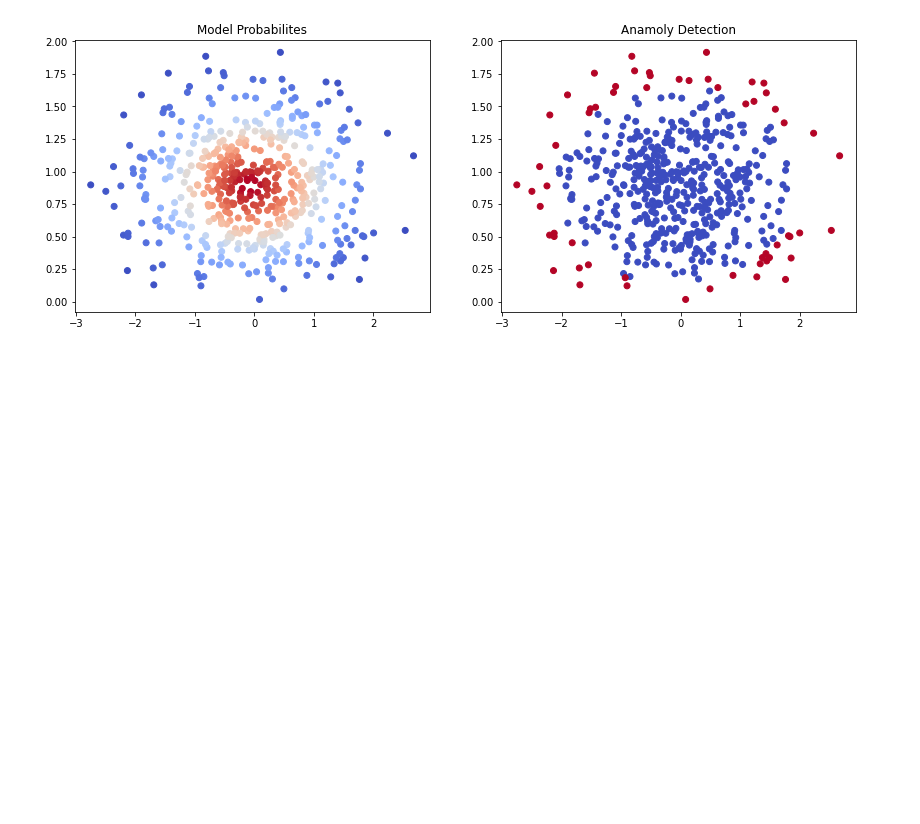
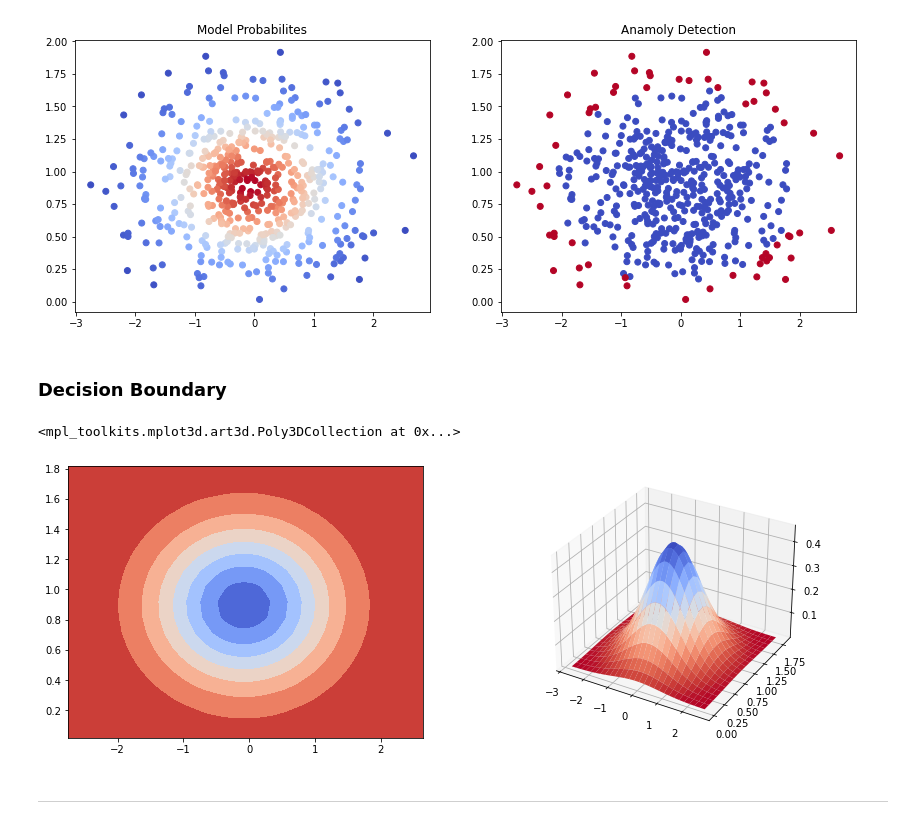
Before and after one commit to Suraj1199/DLfromScratch, a Jupyter notebook: Anamoly_Detection_using_Gaussian_Distribution.ipynb, the cells around one changed output. Cells and saved outputs as stored; diff of their text form; code cells hidden in the pictures; blank space fills up the shorter version.

Commit message:
Plot Model Predictions

```diff
--- a/Anamoly_Detection_using_Gaussian_Distribution.ipynb
+++ b/Anamoly_Detection_using_Gaussian_Distribution.ipynb
@@ -85,3 +85,26 @@ plt.title('Anamoly Detection')
 # %% [output]
 Text(0.5, 1.0, 'Anamoly Detection')
 [figure]
+# %% [markdown]
+### Decision Boundary
+# %%
+xx1 = np.arange(x1.min(), x1.max(), 0.1)
+xx2 = np.arange(x2.min(), x2.max(), 0.1)
+
+X1, X2 = np.meshgrid(xx1, xx2)
+P1 = gaussian_fit(X1.ravel(), x1.mean(), x1.std())
+P2 = gaussian_fit(X2.ravel(), x2.mean(), x2.std())
+P = P1 * P2
+Z = P.reshape(xx2.size, xx1.size)
+# %%
+fig = plt.figure(figsize=(14,5))
+ax1 = fig.add_subplot(121)
+ax1.contourf(xx1, xx2, Z)
+ax2 = fig.add_subplot(122, projection='3d')
+
+ax2.plot_surface(X1, X2, Z, cmap='coolwarm_r')
+# %% [output]
+<mpl_toolkits.mplot3d.art3d.Poly3DCollection at 0x...>
+[figure, added]
+# %% [markdown]
+---
```
